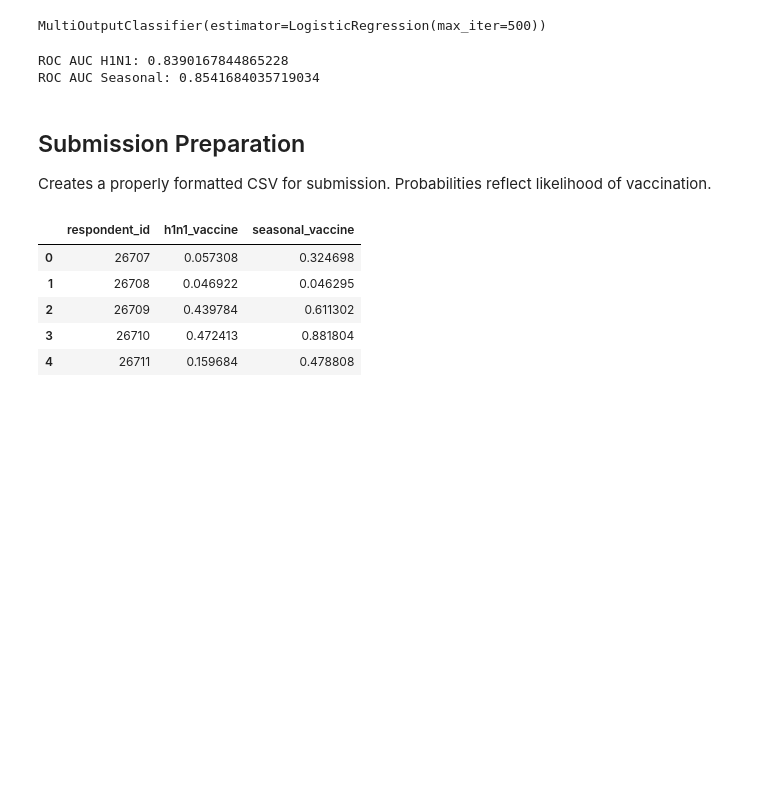
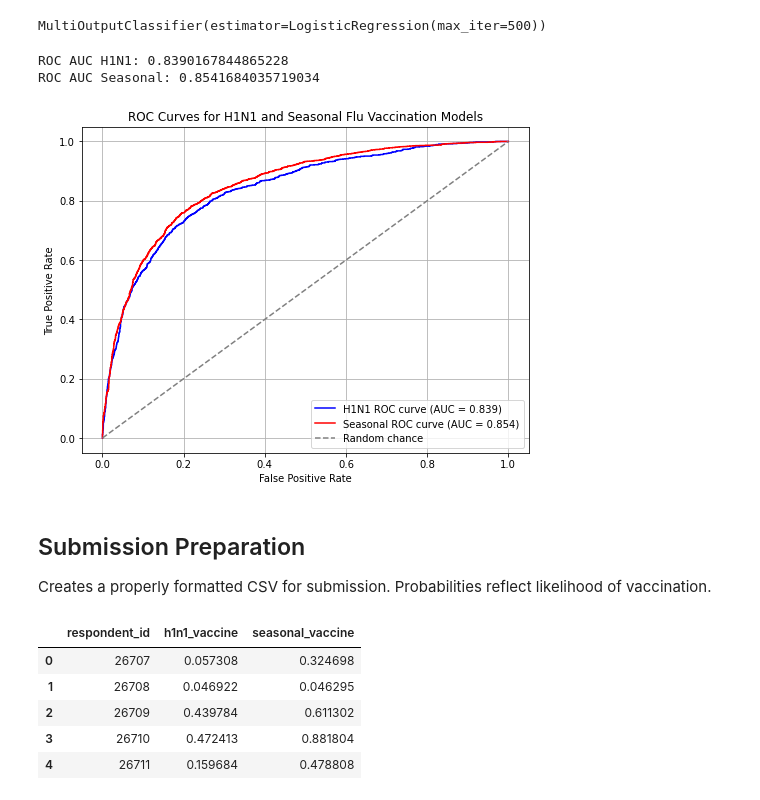
Before and after one commit to MaryBennah/Phase3-Predict-H1N1-Seasonal-Flu-Vaccines, a Jupyter notebook: Predict H1N1 and Seasonal Flu Vaccines.ipynb, the cells around one changed output. Saved outputs shown, nothing was run; the diff lists cells and outputs as text; code cells hidden in the pictures; blank space fills up the shorter version.

```diff
--- a/Predict H1N1 and Seasonal Flu Vaccines.ipynb
+++ b/Predict H1N1 and Seasonal Flu Vaccines.ipynb
@@ -706,6 +804,38 @@ print("ROC AUC Seasonal:", auc_seasonal)
 # %% [output]
 ROC AUC H1N1: 0.8390167844865228
 ROC AUC Seasonal: 0.8541684035719034
+# %%
+import matplotlib.pyplot as plt
+from sklearn.metrics import roc_curve, auc
+
+# Predicted probabilities from multi-output model
+y_val_pred_h1n1 = y_val_pred[0][:, 1]        # probability of H1N1 = 1
+y_val_pred_seasonal = y_val_pred[1][:, 1]    # probability of Seasonal = 1
+
+# True labels
+y_true_h1n1 = y_val['h1n1_vaccine']
+y_true_seasonal = y_val['seasonal_vaccine']
+
+# Compute ROC curves
+fpr_h1n1, tpr_h1n1, _ = roc_curve(y_true_h1n1, y_val_pred_h1n1)
+roc_auc_h1n1 = auc(fpr_h1n1, tpr_h1n1)
+
+fpr_seasonal, tpr_seasonal, _ = roc_curve(y_true_seasonal, y_val_pred_seasonal)
+roc_auc_seasonal = auc(fpr_seasonal, tpr_seasonal)
+
+# Plot ROC curves
+plt.figure(figsize=(8,6))
+plt.plot(fpr_h1n1, tpr_h1n1, color='blue', label=f'H1N1 ROC curve (AUC = {roc_auc_h1n1:.3f})')
+plt.plot(fpr_seasonal, tpr_seasonal, color='red', label=f'Seasonal ROC curve (AUC = {roc_auc_seasonal:.3f})')
+plt.plot([0, 1], [0, 1], color='gray', linestyle='--', label='Random chance')
+plt.title('ROC Curves for H1N1 and Seasonal Flu Vaccination Models')
+plt.xlabel('False Positive Rate')
+plt.ylabel('True Positive Rate')
+plt.legend(loc='lower right')
+plt.grid(True)
+plt.show()
+# %% [output]
+[figure, added]
 # %% [markdown]
 ## Submission Preparation
 Creates a properly formatted CSV for submission. Probabilities reflect likelihood of vaccination.
```
Also changed, not shown: parts of 16 cells of this notebook.
